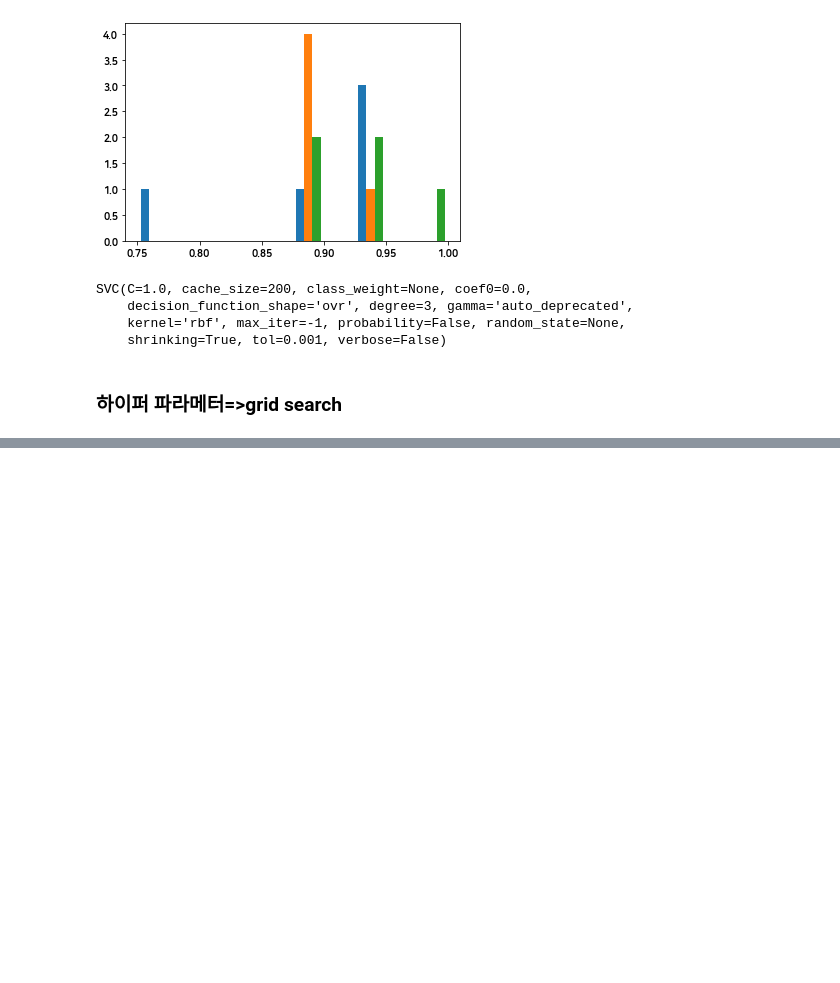
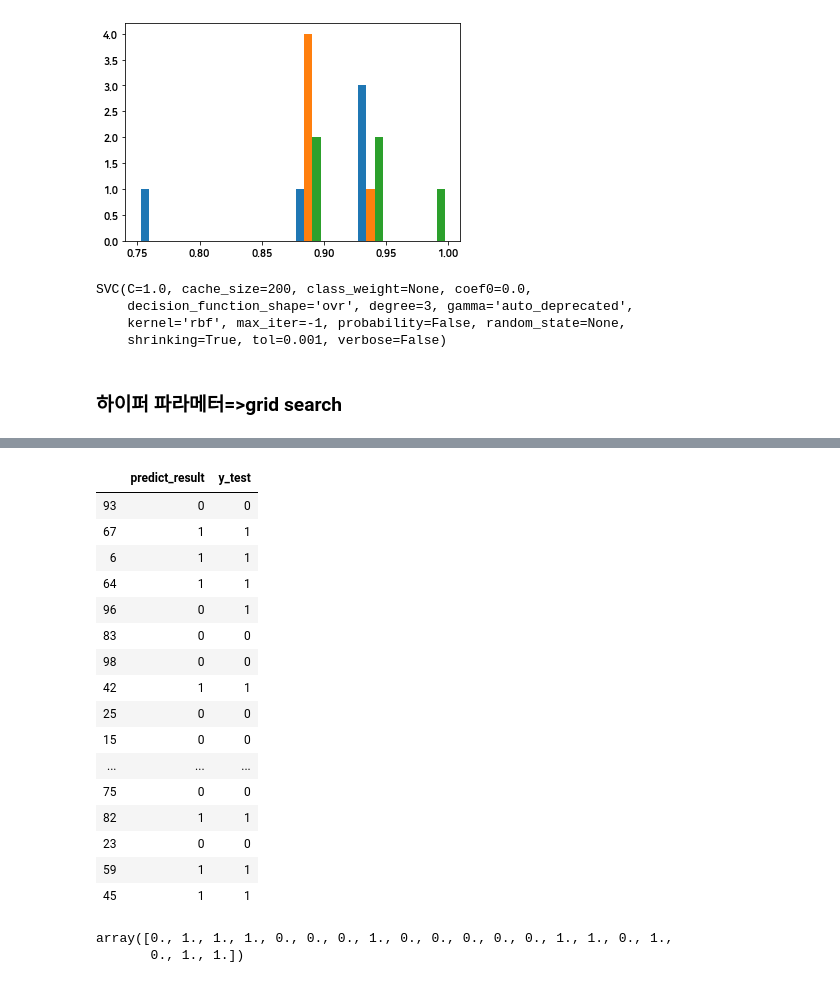
Before and after one commit to Yusubin/jupyter, a Jupyter notebook: data08/농구.ipynb, the cells around one changed output, grey strips where cells are left out. Saved outputs shown, nothing was run; the diff lists cells and outputs as text; code cells hidden in the pictures; blank space fills up the shorter version.

```diff
--- a/data08/농구.ipynb
+++ b/data08/농구.ipynb
@@ -158,0 +284,31 @@ def print_test_metrics(model, X_test):
+# %%
+encoder = LabelEncoder()
+col = result_df.columns
+col
+for c in col:
+    result_df[c] = encoder.fit_transform(result_df[c])
+result_df
+# %% [output]
+|  | predict_result | y_test |
+| 93 | 0 | 0 |
+| 67 | 1 | 1 |
+| 6 | 1 | 1 |
+| 64 | 1 | 1 |
+| 96 | 0 | 1 |
+| 83 | 0 | 0 |
+| 98 | 0 | 0 |
+| 42 | 1 | 1 |
+| 25 | 0 | 0 |
+| 15 | 0 | 0 |
+| ... | ... | ... |
+| 75 | 0 | 0 |
+| 82 | 1 | 1 |
+| 23 | 0 | 0 |
+| 59 | 1 | 1 |
+| 45 | 1 | 1 |
+# %%
+y_pred_proba = best_model.predict_proba(X_test)[:, 1]
+y_pred_proba
+# %% [output]
+array([0., 1., 1., 1., 0., 0., 0., 1., 0., 0., 0., 0., 0., 1., 1., 0., 1.,
+       0., 1., 1.])
```
Also changed, not shown: parts of 20 cells of this notebook, 4 other files.
